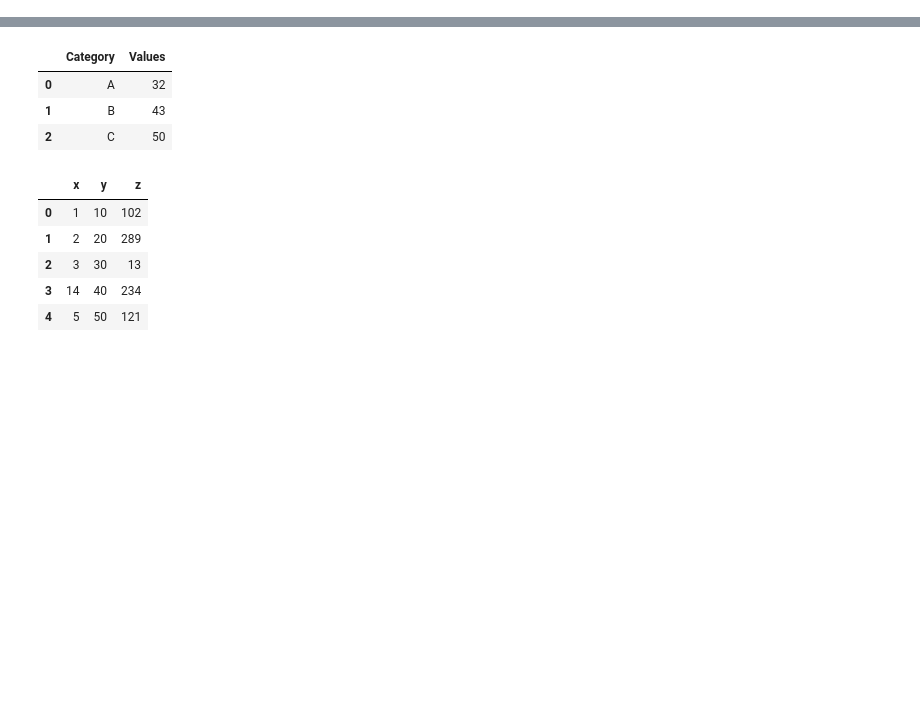
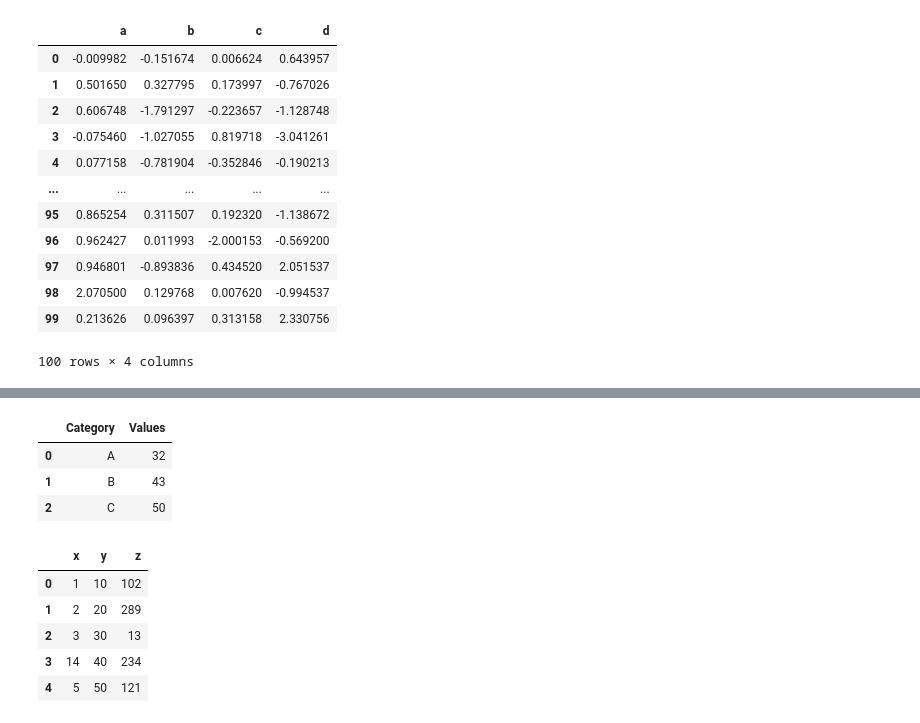
Before and after one commit to binda-nabendu/Machine-Learning-Models, a Jupyter notebook: plotlyandcufflinks.ipynb, the cells around one changed output, grey strips where cells are left out. Cells and saved outputs as stored; diff of their text form; code cells hidden in the pictures; blank space fills up the shorter version.

```diff
--- a/plotlyandcufflinks.ipynb
+++ b/plotlyandcufflinks.ipynb
@@ -47,0 +95,16 @@ df.sum().iplot(kind = 'bar')
+# %%
+df
+# %% [output]
+|  | a | b | c | d |
+| 0 | -0.009982 | -0.151674 | 0.006624 | 0.643957 |
+| 1 | 0.501650 | 0.327795 | 0.173997 | -0.767026 |
+| 2 | 0.606748 | -1.791297 | -0.223657 | -1.128748 |
+| 3 | -0.075460 | -1.027055 | 0.819718 | -3.041261 |
+| 4 | 0.077158 | -0.781904 | -0.352846 | -0.190213 |
+| ... | ... | ... | ... | ... |
+| 95 | 0.865254 | 0.311507 | 0.192320 | -1.138672 |
+| 96 | 0.962427 | 0.011993 | -2.000153 | -0.569200 |
+| 97 | 0.946801 | -0.893836 | 0.434520 | 2.051537 |
+| 98 | 2.070500 | 0.129768 | 0.007620 | -0.994537 |
+| 99 | 0.213626 | 0.096397 | 0.313158 | 2.330756 |
+100 rows × 4 columns
```
Also changed, not shown: parts of 35 cells of this notebook, 36 other files.
